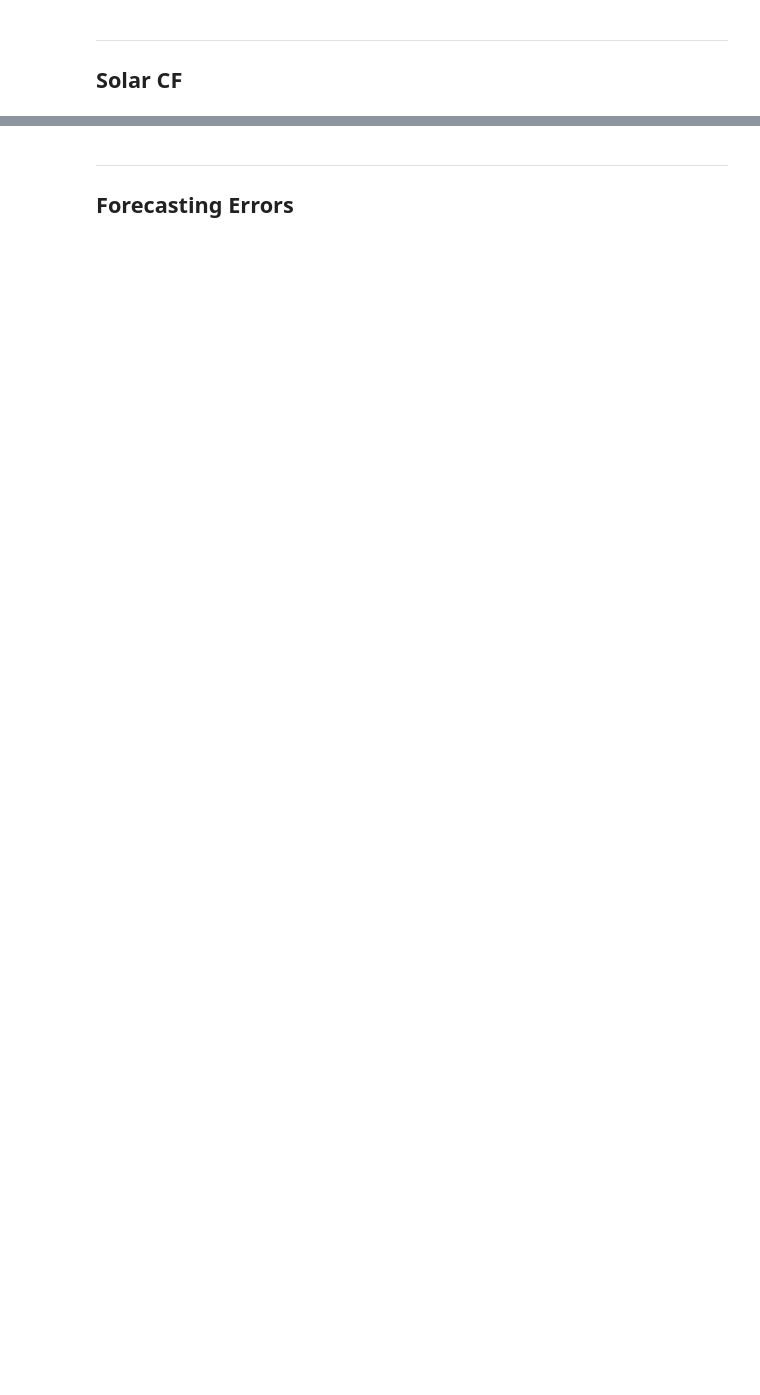
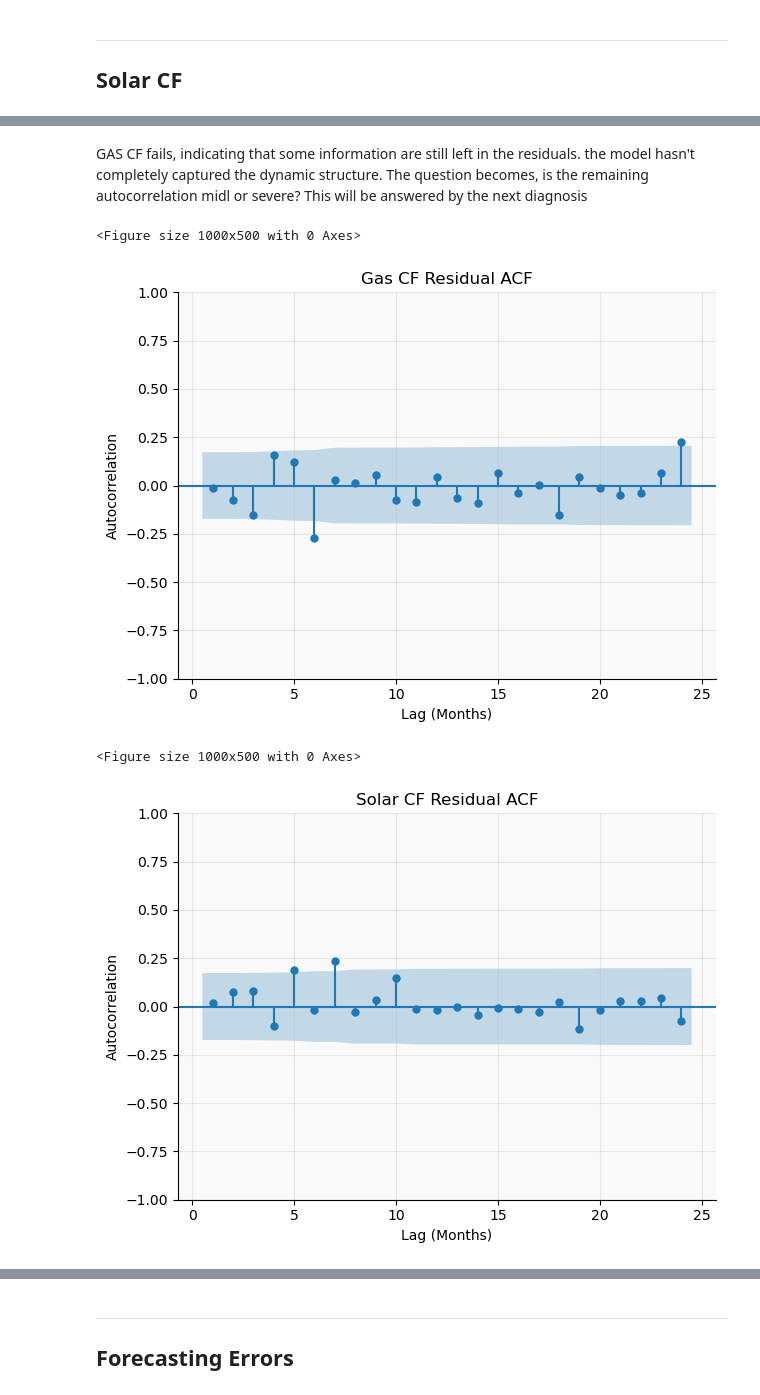
Before and after one commit to I-Sobe/nigeria-integrated-energy-model, a Jupyter notebook: integrated_gas_solar_model.ipynb, the cells around one changed output, grey strips where cells are left out. Saved outputs shown, nothing was run; the diff lists cells and outputs as text; code cells hidden in the pictures; blank space fills up the shorter version.

```diff
--- a/integrated_gas_solar_model.ipynb
+++ b/integrated_gas_solar_model.ipynb
@@ -1804,5 +2367,5 @@ print(recv_bt)
 # %%
-recv_final = recv_ardl_ecm
+recv_final = recv_ardl
 # %% [markdown]
 ---
 ## Solar CF
@@ -2102,7 +2916,7 @@ final_models = {
     "Gas Price": gas_final,
     "EAF": eaf_final_model,
     "Gas CF": gcf_final_model,
-    "Solar CF": solar_final,
+    "Solar CF": solar_ardl_seasonal,
     "Receivables": recv_final
 }
 
@@ -2110,0 +2985,38 @@ for name in final_models:
+# %% [markdown]
+GAS CF fails, indicating that some information are still left in the residuals. the model hasn't completely captured the dynamic structure. The question becomes, is the remaining autocorrelation midl or severe? This will be answered by the next diagnosis
+# %%
+# ═══════════════════════════════════════════════════════════════
+# RESIDUAL ACF DIAGNOSTICS
+# Gas CF and Solar CF
+# ═══════════════════════════════════════════════════════════════
+
+import matplotlib.pyplot as plt
+from statsmodels.graphics.tsaplots import plot_acf
+
+models = {
+    "Gas CF": gcf_final_model.resid,
+    "Solar CF": solar_ardl_seasonal.resid
+}
+
+for name, resid in models.items():
+
+    plt.figure(figsize=(10,5))
+
+    plot_acf(
+        resid,
+        lags=24,          # examine up to 2 years of monthly lags
+        alpha=0.05,
+        zero=False
+    )
+
+    plt.title(f"{name} Residual ACF")
+    plt.xlabel("Lag (Months)")
+    plt.ylabel("Autocorrelation")
+
+    plt.tight_layout()
+    plt.show()
+# %% [output]
+<Figure size 1000x500 with 0 Axes>
+[figure, added]
+<Figure size 1000x500 with 0 Axes>
+[figure, added]
```
Also changed, not shown: parts of 101 cells of this notebook.
